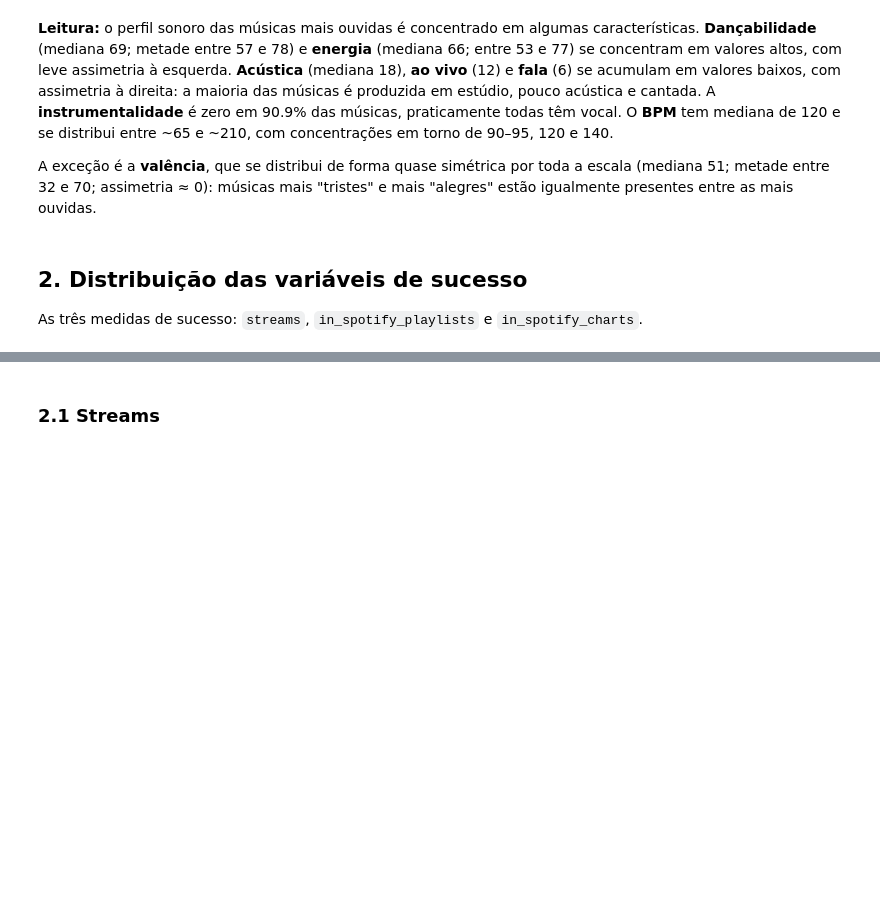
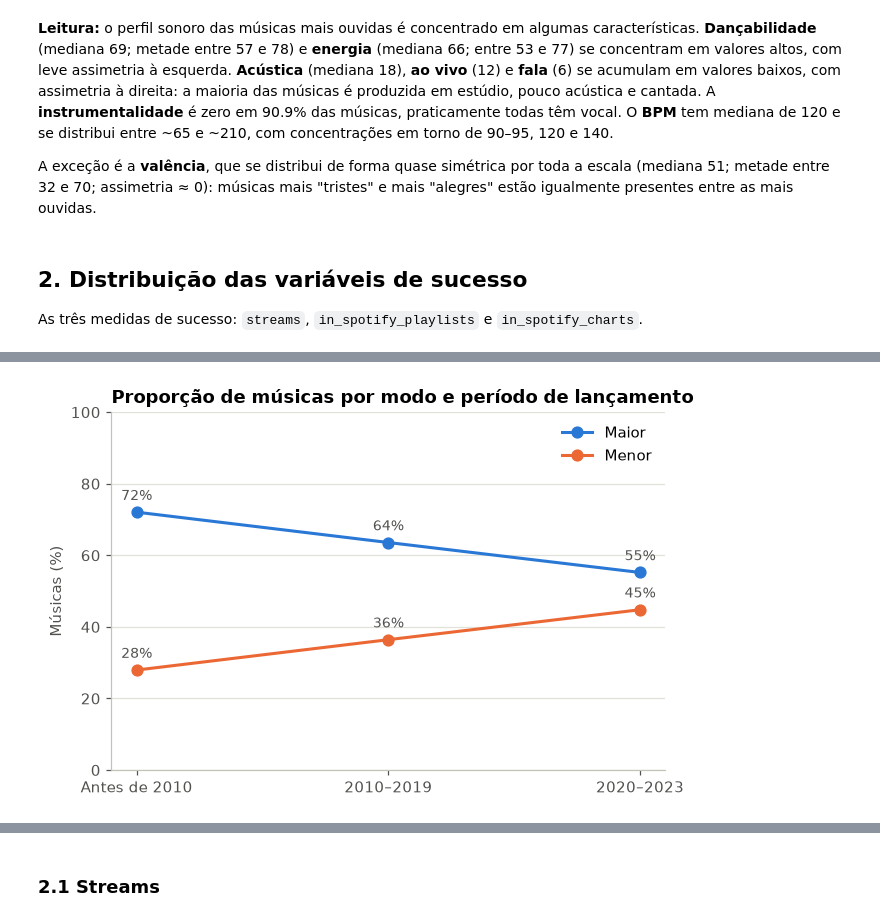
Before and after one commit to CarlosEduardodeCamposOlivera/spotify-streams-analysis, a Jupyter notebook: notebooks/03_analise_descritiva.ipynb, the cells around one changed output, grey strips where cells are left out. Drawn from its saved outputs; the diff is of its cells as text; code cells hidden in the pictures; blank space fills up the shorter version.

Commit message:
Adiciona perfil sonoro por período de lançamento e atualiza conclusões

```diff
--- a/notebooks/03_analise_descritiva.ipynb
+++ b/notebooks/03_analise_descritiva.ipynb
@@ -422,0 +431,10 @@ analisar_descritiva(df, variaveis_sucesso)
+# %%
+ordem_periodos = ["Antes de 2010", "2010–2019", "2020–2023"]
+
+df["periodo_lancamento"] = pd.cut(
+    df["released_year"],
+    bins=[0, 2009, 2019, 2023],
+    labels=ordem_periodos,
+)
+
+df["periodo_lancamento"].value_counts().reindex(ordem_periodos)
@@ -422,0 +495,18 @@ analisar_descritiva(df, variaveis_sucesso)
+# %%
+proporcao_modo = pd.crosstab(
+    df["periodo_lancamento"],
+    df["mode"].map({"Major": "Maior", "Minor": "Menor"}),
+    normalize="index",
+) * 100
+
+fig, ax = plotar_linhas(
+    proporcao_modo,
+    titulo="Proporção de músicas por modo e período de lançamento",
+    rotulo_y="Músicas (%)",
+    cores=[COR_PRINCIPAL, COR_DESTAQUE],
+    formato_rotulo="{:.0f}%",
+)
+ax.set_ylim(0, 100)
+fig.savefig("../figures/modo_por_periodo.png", bbox_inches="tight")
+# %% [output]
+[figure, added]
```
Also changed, not shown: parts of 12 cells of this notebook, 6 other files.
